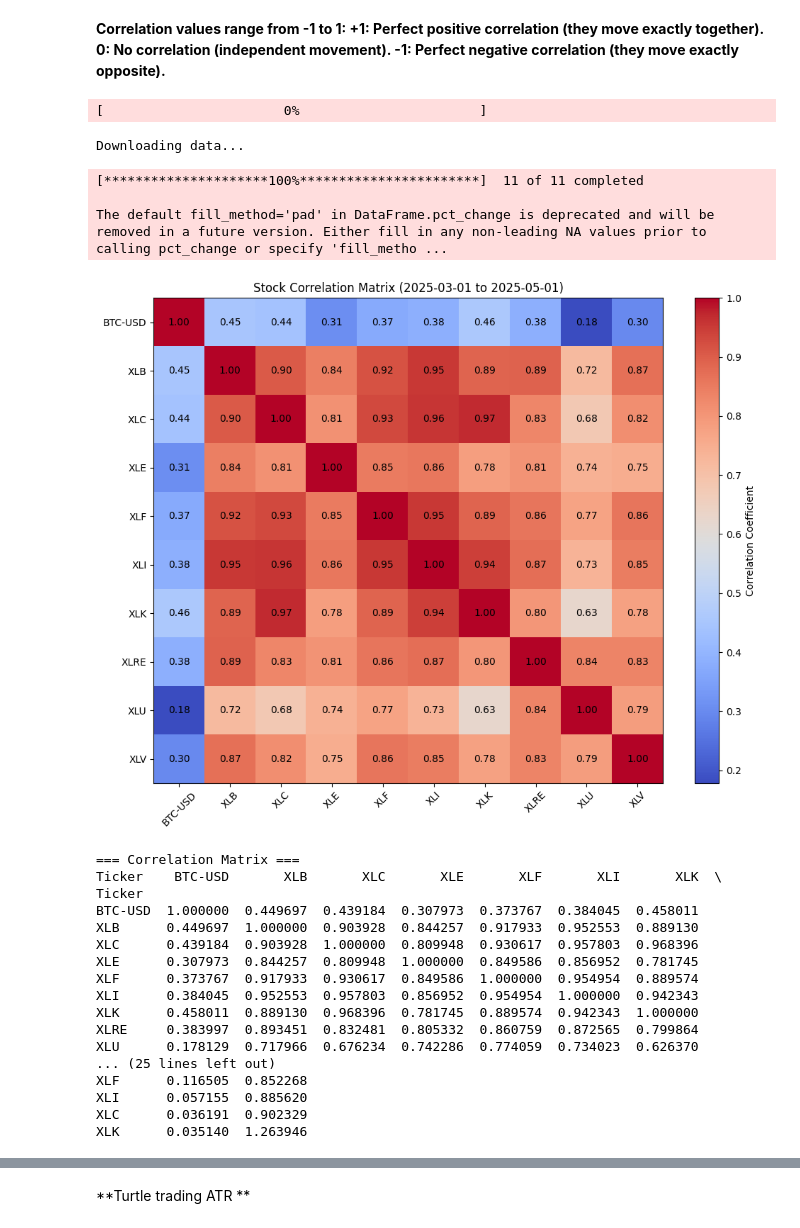
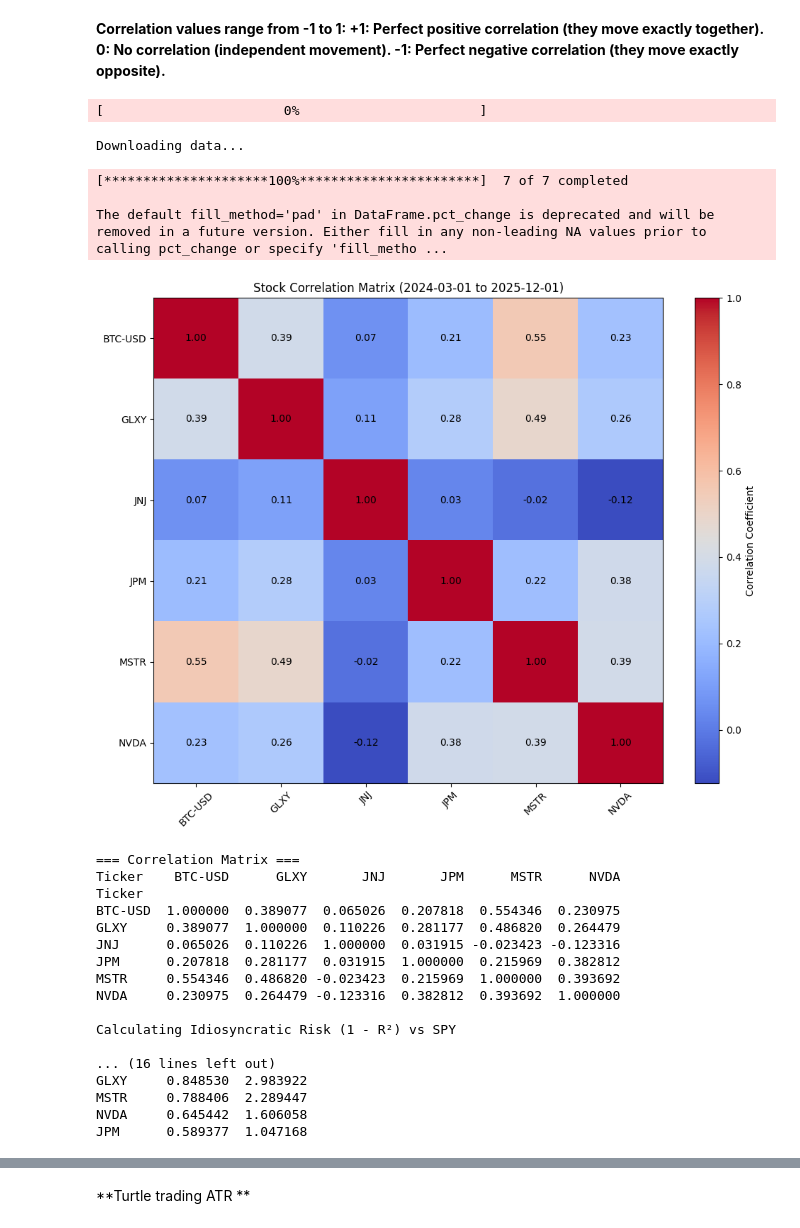
Before and after one commit to baijuthomas528/gs-quant, a Jupyter notebook: Trading_Futures_Options.ipynb, the cells around one changed output, grey strips where cells are left out. Cells and saved outputs as stored; diff of their text form; code cells hidden in the pictures.

```diff
--- a/Trading_Futures_Options.ipynb
+++ b/Trading_Futures_Options.ipynb
@@ -912,10 +912,11 @@ import matplotlib.pyplot as plt
 import statsmodels.api as sm
 
 # === USER INPUTS ===
-tickers = ['XLK', 'XLF', 'XLU', 'XLI', 'XLV', 'XLE', 'XLB', 'XLC', 'XLRE', 'BTC-USD']  # Your tickers
+tickers = ['JPM', 'NVDA', 'JNJ', 'MSTR', 'GLXY', 'BTC-USD']  # Your tickers
+##tickers = ['XLK', 'XLF', 'XLU', 'XLI', 'XLV', 'XLE', 'XLB', 'XLC', 'XLRE', 'BTC-USD']  # Your tickers
 benchmark_ticker = 'SPY'   # Choose any benchmark here (e.g. SPY, QQQ, BTC-USD)
-start_date = "2025-03-01"
-end_date = "2025-05-01"
+start_date = "2024-03-01"
+end_date = "2025-12-01"
 
 # === FETCH DATA ===
 print("Downloading data...")
@@ -964,50 +965,64 @@ for ticker in asset_returns.columns:
 # Convert results to DataFrame
 idio_df = pd.DataFrame(idio_results).T
 idio_df = idio_df.sort_values('Idio_%', ascending=False)
 
-print("\n=== Idiosyncratic Risk and Beta ===")
+print("""
+=== Idiosyncratic Risk and Beta ===
+
+β (Beta) measures how much an asset moves with the market (SPY):
+    β > 1 → more volatile than SPY
+    β < 1 → less volatile than SPY
+    β ≈ 0 → uncorrelated with SPY
+
+Idiosyncratic Risk (Idio_%) measures how much of an asset’s total risk
+is *not explained* by SPY (i.e., stock- or asset-specific volatility):
+    Idio_% = (1 - R²) from regression vs SPY
+    Higher Idio_% → more idiosyncratic / company-specific
+    Lower Idio_% → more market-driven
+""")
+
 print(idio_df)
 
 # === PLOT IDIO RISK ===
 plt.figure(figsize=(10, 6))
 plt.bar(idio_df.index, idio_df['Idio_%'], color='skyblue')
 plt.title(f"Idiosyncratic Risk (1 - R²) vs {benchmark_ticker}")
 plt.ylabel("Idio % of Variance")
 plt.xticks(rotation=45)
 plt.grid(axis='y', linestyle='--', alpha=0.7)
 plt.tight_layout()
 plt.show()
 
 # === OPTIONAL: PLOT BETA ===
 plt.figure(figsize=(10, 6))
 plt.bar(idio_df.index, idio_df['Beta'], color='orange')
 plt.title(f"Beta to {benchmark_ticker}")
 plt.ylabel("Beta Coefficient")
 plt.xticks(rotation=45)
 plt.grid(axis='y', linestyle='--', alpha=0.7)
 plt.tight_layout()
 plt.show()
 # %% [output]
 [                       0%                       ]
 Downloading data...
-[*********************100%***********************]  11 of 11 completed
+[*********************100%***********************]  7 of 7 completed
 
 The default fill_method='pad' in DataFrame.pct_change is deprecated and will be removed in a future version. Either fill in any non-leading NA values prior to calling pct_change or specify 'fill_metho ...
-[figure, old version]
+[figure, new version]
 === Correlation Matrix ===
-Ticker    BTC-USD       XLB       XLC       XLE       XLF       XLI       XLK  \
+Ticker    BTC-USD      GLXY       JNJ       JPM      MSTR      NVDA
 Ticker
-BTC-USD  1.000000  0.449697  0.439184  0.307973  0.373767  0.384045  0.458011
-XLB      0.449697  1.000000  0.903928  0.844257  0.917933  0.952553  0.889130
-XLC      0.439184  0.903928  1.000000  0.809948  0.930617  0.957803  0.968396
-XLE      0.307973  0.844257  0.809948  1.000000  0.849586  0.856952  0.781745
-XLF      0.373767  0.917933  0.930617  0.849586  1.000000  0.954954  0.889574
-XLI      0.384045  0.952553  0.957803  0.856952  0.954954  1.000000  0.942343
-XLK      0.458011  0.889130  0.968396  0.781745  0.889574  0.942343  1.000000
-XLRE     0.383997  0.893451  0.832481  0.805332  0.860759  0.872565  0.799864
-XLU      0.178129  0.717966  0.676234  0.742286  0.774059  0.734023  0.626370
-... (25 lines left out)
-XLF      0.116505  0.852268
-XLI      0.057155  0.885620
-XLC      0.036191  0.902329
-XLK      0.035140  1.263946
+BTC-USD  1.000000  0.389077  0.065026  0.207818  0.554346  0.230975
+GLXY     0.389077  1.000000  0.110226  0.281177  0.486820  0.264479
+JNJ      0.065026  0.110226  1.000000  0.031915 -0.023423 -0.123316
+JPM      0.207818  0.281177  0.031915  1.000000  0.215969  0.382812
+MSTR     0.554346  0.486820 -0.023423  0.215969  1.000000  0.393692
+NVDA     0.230975  0.264479 -0.123316  0.382812  0.393692  1.000000
+
+Calculating Idiosyncratic Risk (1 - R²) vs SPY
+
+... (16 lines left out)
+GLXY     0.848530  2.983922
+MSTR     0.788406  2.289447
+NVDA     0.645442  1.606058
+JPM      0.589377  1.047168
```
Also changed, not shown: parts of 1 cell of this notebook.
